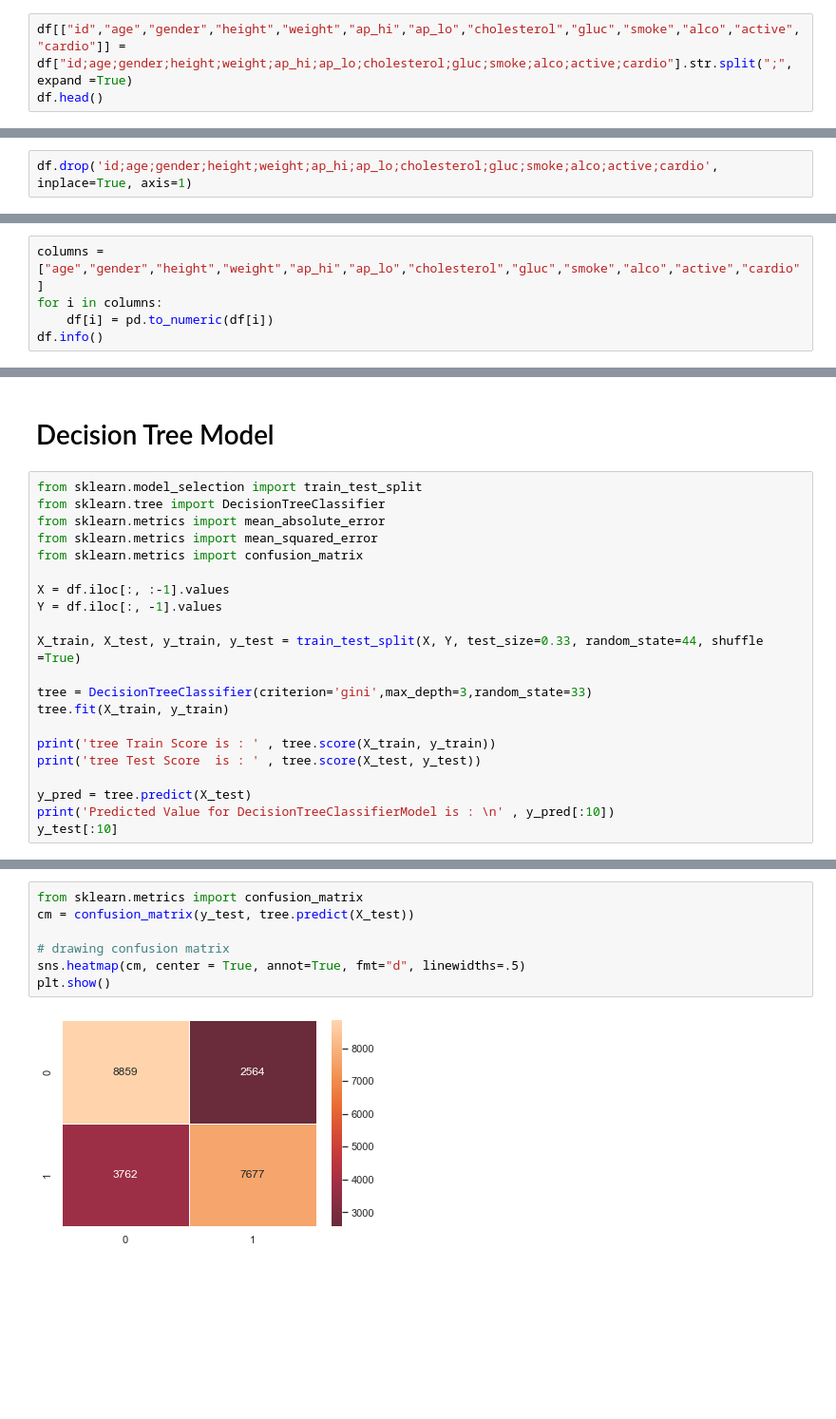
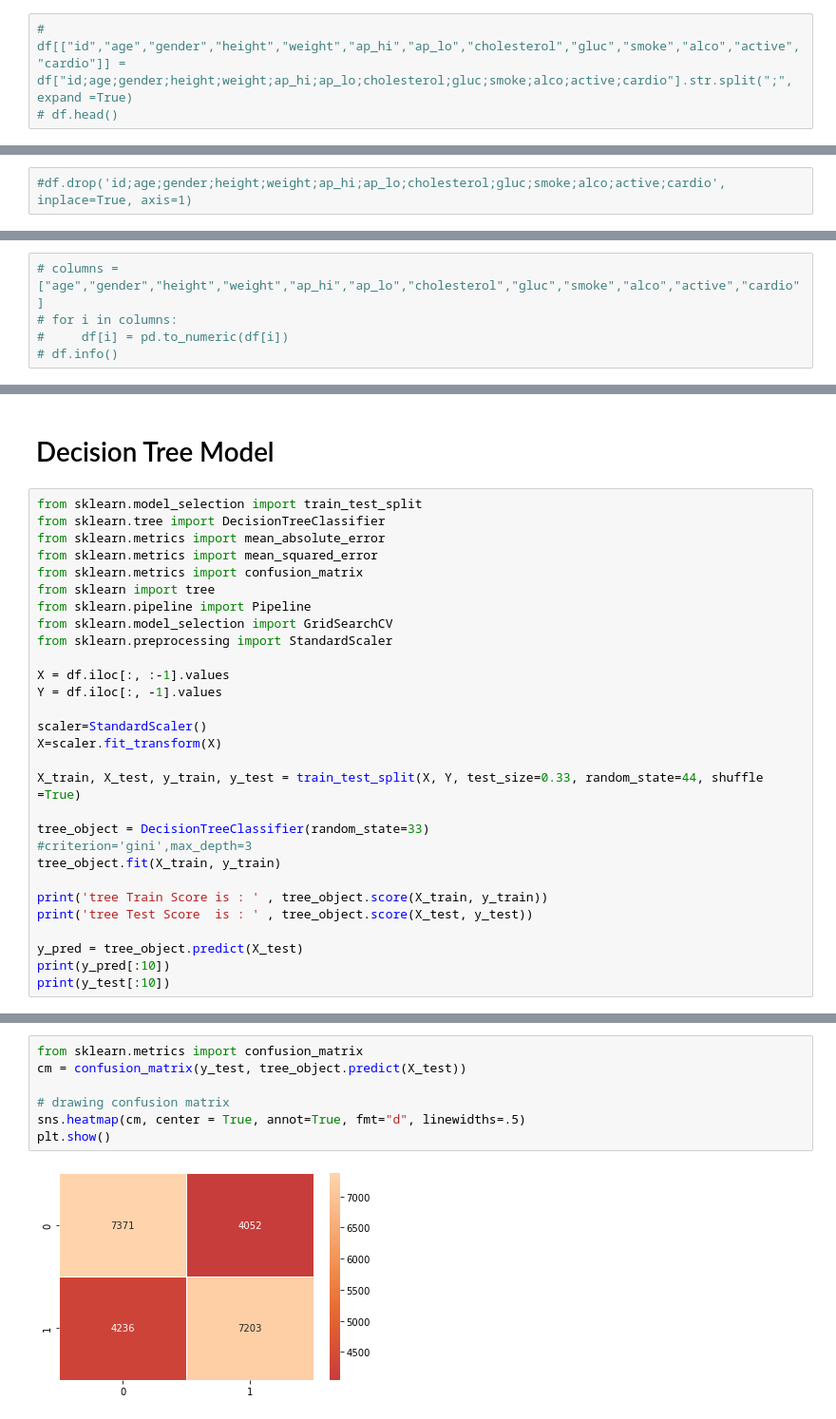
Before and after one commit to MyProjectsProgress/Cardiovascular_Disease_Detection, a Jupyter notebook: Stats Data Preprocessing.ipynb, the cells around one changed output, grey strips where cells are left out. Shown at 95% size. Drawn from its saved outputs; the diff is of its cells as text; blank space fills up the shorter version.

```diff
--- a/Stats Data Preprocessing.ipynb
+++ b/Stats Data Preprocessing.ipynb
@@ -19,5 +19,5 @@ df.head()
 # %% [markdown]
 ### Splitting columns & Dropping id column
 # %%
-df[["id","age","gender","height","weight","ap_hi","ap_lo","cholesterol","gluc","smoke","alco","active","cardio"]] = df["id;age;gender;height;weight;ap_hi;ap_lo;cholesterol;gluc;smoke;alco;active;cardio"].str.split(";", expand =True)
-df.head()
+# df[["id","age","gender","height","weight","ap_hi","ap_lo","cholesterol","gluc","smoke","alco","active","cardio"]] = df["id;age;gender;height;weight;ap_hi;ap_lo;cholesterol;gluc;smoke;alco;active;cardio"].str.split(";", expand =True)
+# df.head()
@@ -31,3 +24,3 @@ df.head()
 # %%
-df.drop('id;age;gender;height;weight;ap_hi;ap_lo;cholesterol;gluc;smoke;alco;active;cardio', inplace=True, axis=1)
+#df.drop('id;age;gender;height;weight;ap_hi;ap_lo;cholesterol;gluc;smoke;alco;active;cardio', inplace=True, axis=1)
 # %%
@@ -68,7 +54,7 @@ memory usage: 6.3+ MB
 # %% [markdown]
 ### Converting data from categorical to numeric
 # %%
-columns = ["age","gender","height","weight","ap_hi","ap_lo","cholesterol","gluc","smoke","alco","active","cardio"]
-for i in columns:
-    df[i] = pd.to_numeric(df[i])
-df.info()
+# columns = ["age","gender","height","weight","ap_hi","ap_lo","cholesterol","gluc","smoke","alco","active","cardio"]
+# for i in columns:
+#     df[i] = pd.to_numeric(df[i])
+# df.info()
@@ -535,19 +501,27 @@ from sklearn.tree import DecisionTreeClassifier
 from sklearn.metrics import mean_absolute_error
 from sklearn.metrics import mean_squared_error
 from sklearn.metrics import confusion_matrix
+from sklearn import tree
+from sklearn.pipeline import Pipeline
+from sklearn.model_selection import GridSearchCV
+from sklearn.preprocessing import StandardScaler
 
 X = df.iloc[:, :-1].values
 Y = df.iloc[:, -1].values
 
+scaler=StandardScaler()
+X=scaler.fit_transform(X)
+
 X_train, X_test, y_train, y_test = train_test_split(X, Y, test_size=0.33, random_state=44, shuffle =True)
 
-tree = DecisionTreeClassifier(criterion='gini',max_depth=3,random_state=33)
-tree.fit(X_train, y_train)
+tree_object = DecisionTreeClassifier(random_state=33)
+#criterion='gini',max_depth=3
+tree_object.fit(X_train, y_train)
 
-print('tree Train Score is : ' , tree.score(X_train, y_train))
-print('tree Test Score  is : ' , tree.score(X_test, y_test))
+print('tree Train Score is : ' , tree_object.score(X_train, y_train))
+print('tree Test Score  is : ' , tree_object.score(X_test, y_test))
 
-y_pred = tree.predict(X_test)
-print('Predicted Value for DecisionTreeClassifierModel is : \n' , y_pred[:10])
-y_test[:10]
+y_pred = tree_object.predict(X_test)
+print(y_pred[:10])
+print(y_test[:10])
 # %% [output]
@@ -559,11 +582,11 @@ array([1, 1, 1, 0, 0, 1, 0, 0, 1, 1], dtype=int64)
 # %%
 from sklearn.metrics import confusion_matrix
-cm = confusion_matrix(y_test, tree.predict(X_test))
+cm = confusion_matrix(y_test, tree_object.predict(X_test))
 
 # drawing confusion matrix
 sns.heatmap(cm, center = True, annot=True, fmt="d", linewidths=.5)
 plt.show()
 # %% [output]
-[figure, old version]
+[figure, new version]
 # %%
 print(df.columns)
```
Also changed, not shown: parts of 39 cells of this notebook.
